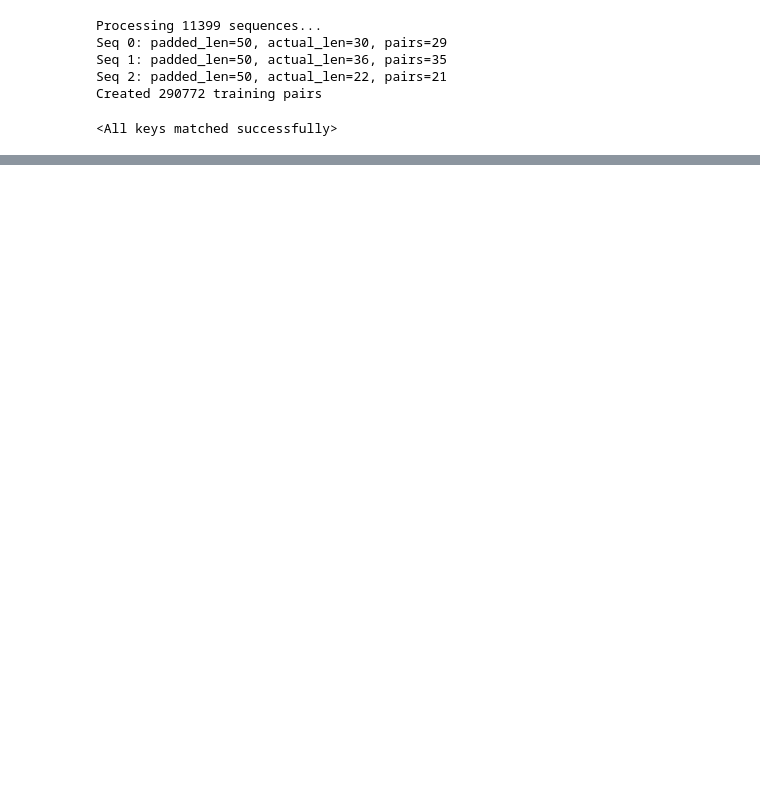
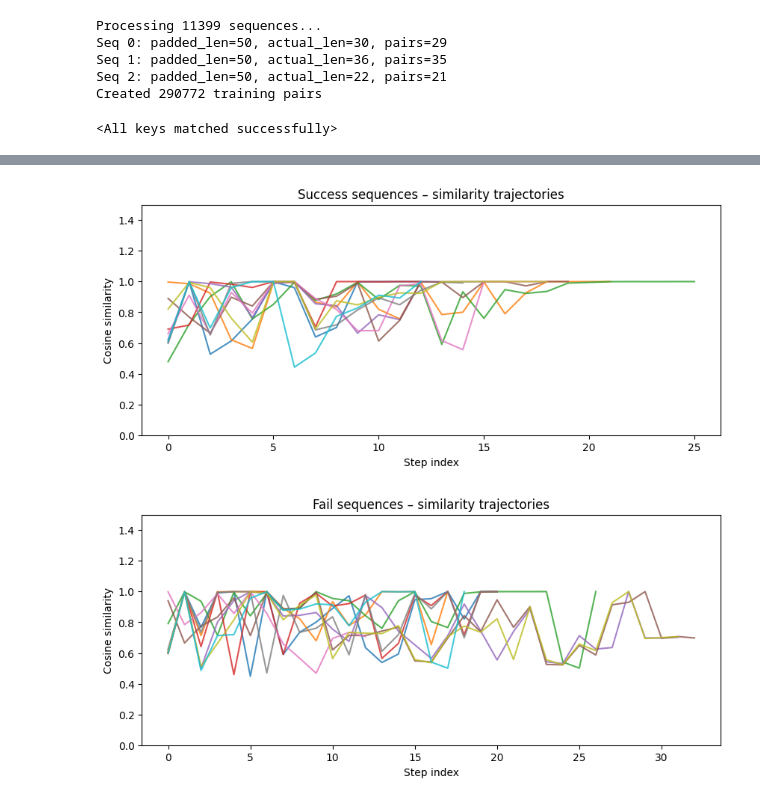
Before and after one commit to toan-quach/ml_anomaly_detection, a Jupyter notebook: transformer_model.ipynb, the cells around one changed output, grey strips where cells are left out. Cells and saved outputs as stored; diff of their text form; code cells hidden in the pictures; blank space fills up the shorter version.

```diff
--- a/transformer_model.ipynb
+++ b/transformer_model.ipynb
@@ -560,0 +426,62 @@ Precision: 45.8%
+# %%
+def collect_similarity_sequences(model, dataset, max_seqs=10, min_len=15):
+    success_seqs = []
+    fail_seqs = []
+
+    for i in range(len(dataset)):
+        seq, label = dataset[i]
+
+        non_zero = (seq != 0).any(dim=1)
+        if not non_zero.any():
+            continue
+
+        clean_seq = seq[non_zero.nonzero()[0, 0]:]
+
+        if len(clean_seq) < min_len:
+            continue
+
+        sims = []
+        for pos in range(5, len(clean_seq) - 1):
+            context = clean_seq[:pos+1]
+            target = clean_seq[pos+1]
+            sims.append(get_prediction_similarity(model, context, target))
+
+        if not sims:
+            continue
+
+        if label[1] == 1 and len(success_seqs) < max_seqs:
+            success_seqs.append(sims)
+        elif label[1] != 1 and len(fail_seqs) < max_seqs:
+            fail_seqs.append(sims)
+
+        if len(success_seqs) >= max_seqs and len(fail_seqs) >= max_seqs:
+            break
+
+    return success_seqs, fail_seqs
+
+success_trajs, fail_trajs = collect_similarity_sequences(
+    model, test_dataset, max_seqs=10
+)
+
+# --- Success ---
+plt.figure(figsize=(10, 4))
+for s in success_trajs:
+    plt.plot(s, alpha=0.8)
+plt.xlabel("Step index")
+plt.ylabel("Cosine similarity")
+plt.title("Success sequences – similarity trajectories")
+plt.ylim(0, 1.5)
+plt.show()
+
+# --- Fail ---
+plt.figure(figsize=(10, 4))
+for f in fail_trajs:
+    plt.plot(f, alpha=0.8)
+plt.xlabel("Step index")
+plt.ylabel("Cosine similarity")
+plt.title("Fail sequences – similarity trajectories")
+plt.ylim(0, 1.5)
+plt.show()
+# %% [output]
+[figure, added]
+[figure, added]
```
Also changed, not shown: parts of 19 cells of this notebook.
